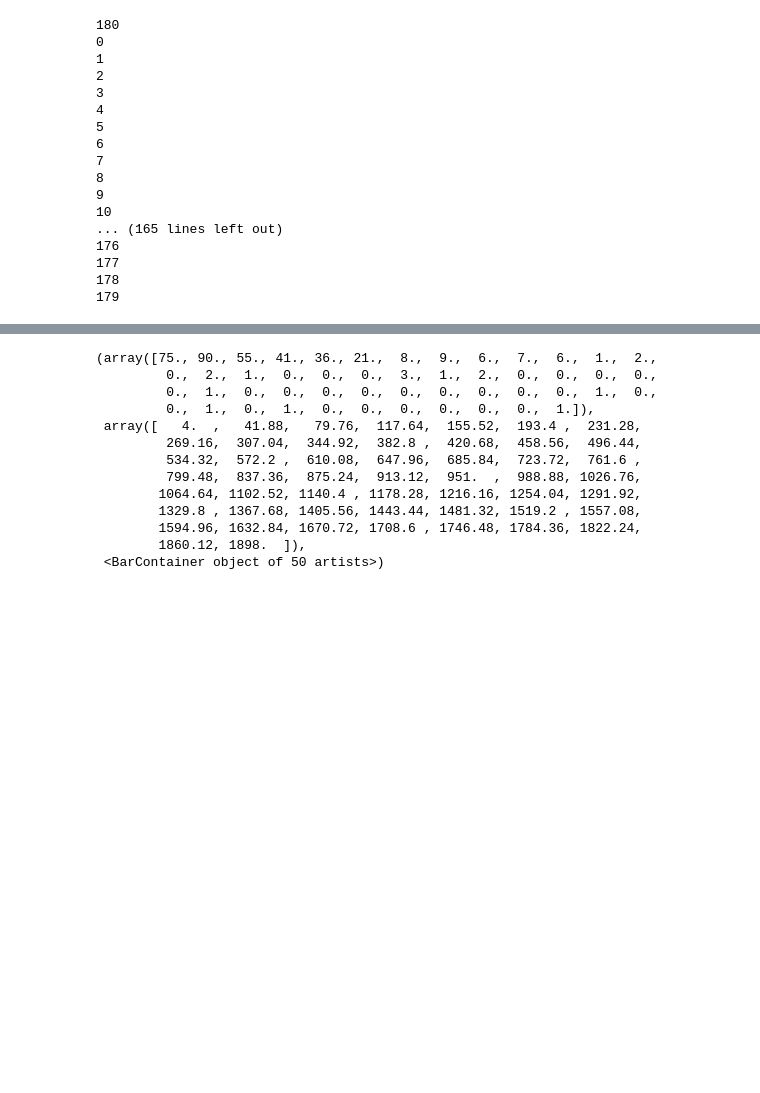
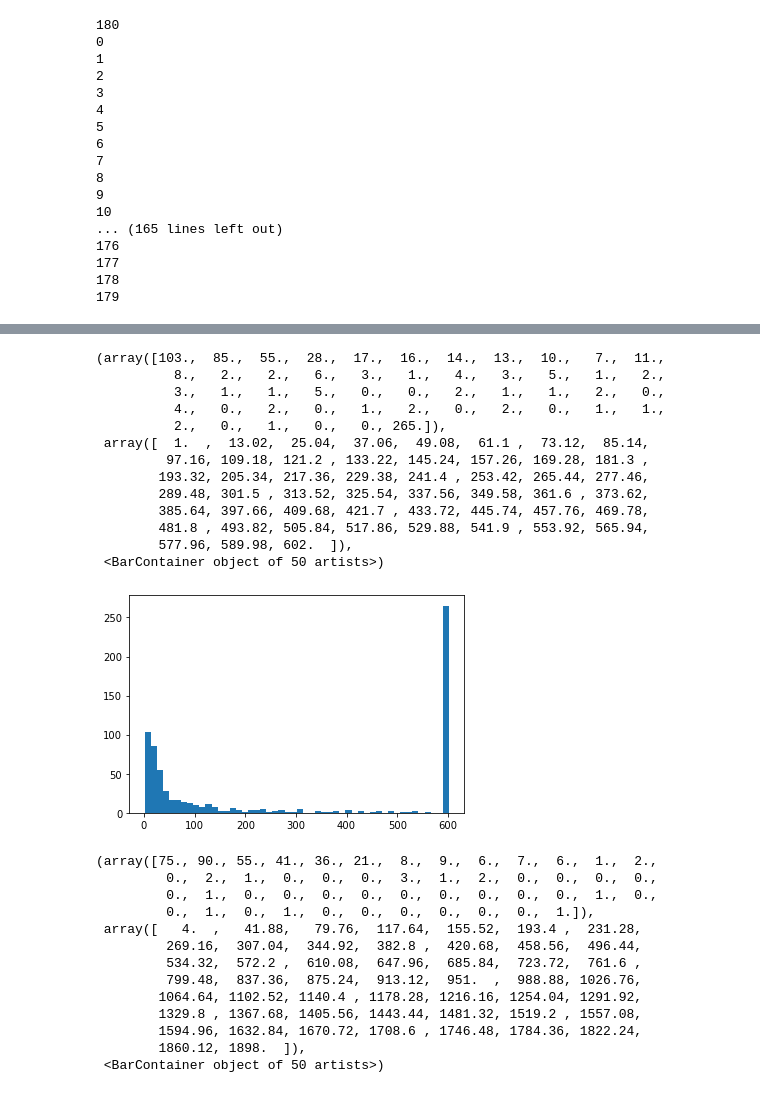
Before and after one commit to anishkanabar/lang-of-pol, a Jupyter notebook: vad/VAD_Analysis.ipynb, the cells around one changed output, grey strips where cells are left out. Cells and saved outputs as stored; diff of their text form; code cells hidden in the pictures; blank space fills up the shorter version.

```diff
--- a/vad/VAD_Analysis.ipynb
+++ b/vad/VAD_Analysis.ipynb
@@ -222,3 +328,20 @@ max    455.000000
+# %%
+plt.hist(freq, bins = 50)
+# %% [output]
+(array([103.,  85.,  55.,  28.,  17.,  16.,  14.,  13.,  10.,   7.,  11.,
+          8.,   2.,   2.,   6.,   3.,   1.,   4.,   3.,   5.,   1.,   2.,
+          3.,   1.,   1.,   5.,   0.,   0.,   2.,   1.,   1.,   2.,   0.,
+          4.,   0.,   2.,   0.,   1.,   2.,   0.,   2.,   0.,   1.,   1.,
+          2.,   0.,   1.,   0.,   0., 265.]),
+ array([  1.  ,  13.02,  25.04,  37.06,  49.08,  61.1 ,  73.12,  85.14,
+         97.16, 109.18, 121.2 , 133.22, 145.24, 157.26, 169.28, 181.3 ,
+        193.32, 205.34, 217.36, 229.38, 241.4 , 253.42, 265.44, 277.46,
+        289.48, 301.5 , 313.52, 325.54, 337.56, 349.58, 361.6 , 373.62,
+        385.64, 397.66, 409.68, 421.7 , 433.72, 445.74, 457.76, 469.78,
+        481.8 , 493.82, 505.84, 517.86, 529.88, 541.9 , 553.92, 565.94,
+        577.96, 589.98, 602.  ]),
+ <BarContainer object of 50 artists>)
+[figure, added]
 # %%
 plt.hist(np.array(freq)[np.nonzero(np.array(freq) < 2000)], bins = 50)
 # %% [output]
```
Also changed, not shown: parts of 17 cells of this notebook, 10 other files.
